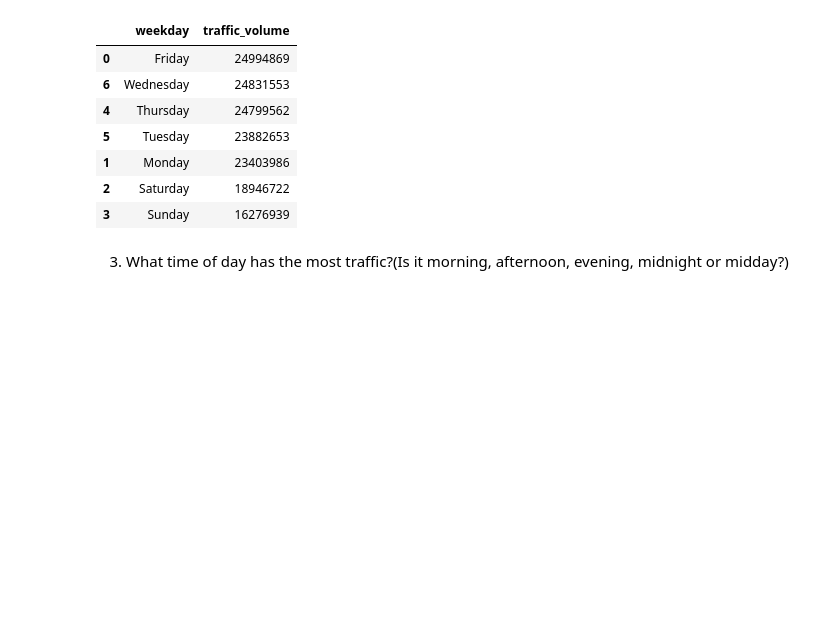
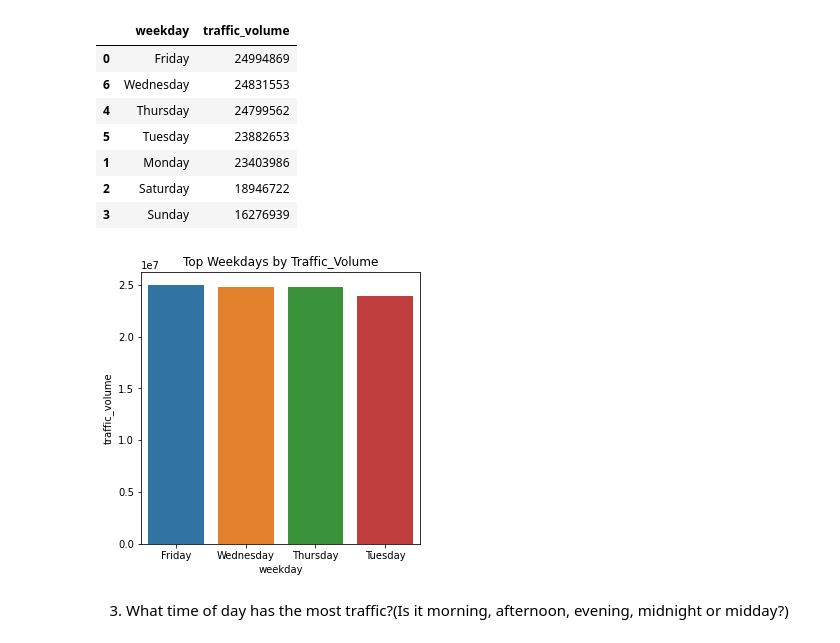
Before and after one commit to ikoghoemmanuell/Finding-Heavy-Traffic-Indicators-on-I-94, a Jupyter notebook: Analysis.ipynb, the cells around one changed output. Saved outputs shown, nothing was run; the diff lists cells and outputs as text; code cells hidden in the pictures; blank space fills up the shorter version.

```diff
--- a/Analysis.ipynb
+++ b/Analysis.ipynb
@@ -229,6 +237,14 @@ top_weekdays
 | 1 | Monday | 23403986 |
 | 2 | Saturday | 18946722 |
 | 3 | Sunday | 16276939 |
+# %%
+fig = plt.figure(figsize=(5,5))
+plt.title("Top Weekdays by Traffic_Volume")
+sns.barplot(data=top_weekdays.head(-3), x="weekday", y="traffic_volume")
+
+fig.show()
+# %% [output]
+[figure, added]
 # %% [markdown]
 3. What time of day has the most traffic?(Is it morning, afternoon, evening, midnight or midday?)
 # %%
```
Also changed, not shown: parts of 2 cells of this notebook, 1 other file.
